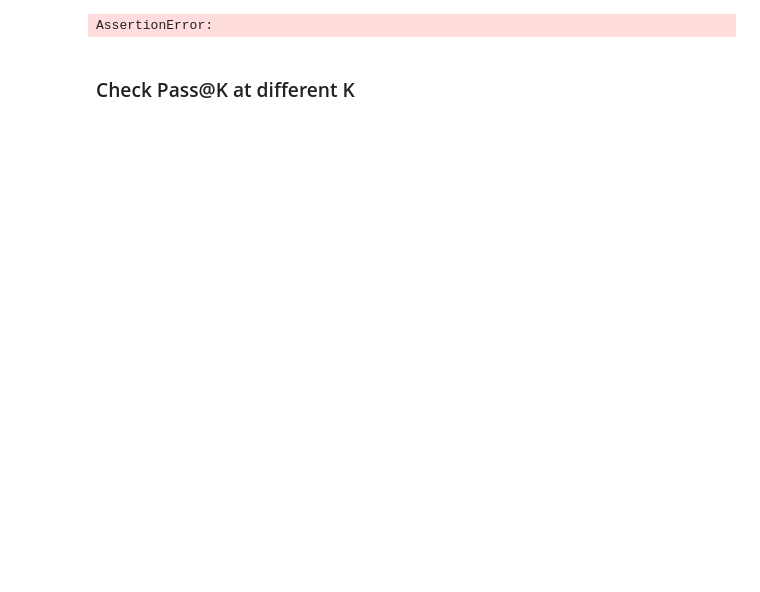
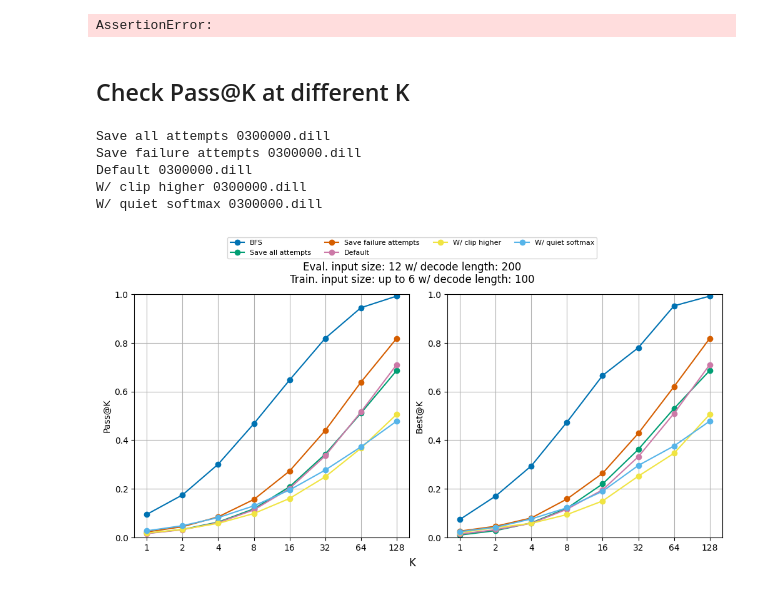
Before and after one commit to chanb/scaling_jax, a Jupyter notebook: src/evaluations/attempt_diversity.ipynb, the cells around one changed output. Cells and saved outputs as stored; diff of their text form; code cells hidden in the pictures; blank space fills up the shorter version.

```diff
--- a/src/evaluations/attempt_diversity.ipynb
+++ b/src/evaluations/attempt_diversity.ipynb
@@ -217,21 +255,20 @@ assert 0
 # %% [output]
 AssertionError:
 # %% [markdown]
-### Check Pass@K at different K
+## Check Pass@K at different K
 # %%
 if os.path.isfile(pass_k_save_name):
     results = dill.load(open(pass_k_save_name, "rb"))
 else:
     results = dict()
 
-    for batch_i in range(batch_size // batch_size_per_block):
+    for batch_i in tqdm(range(batch_size // batch_size_per_block)):
         batch = next(data_iter)
 
         if hide_question:
             batch["sequence"][:] = dataset.reset_token_id
             batch["mask"][:] = 1
             batch["question_len"][:] = 0
-            print(batch.keys())
 
         batch = {
             k: np.repeat(v, num_evals, axis=0)
@@ -239,7 +276,7 @@ else:
         }
 
         curr_result = compute_expected_trials(batch_i, batch)
-        curr_result = jnp.vstack((
+        curr_result = np.vstack((
             np.array(curr_result[1] <= max_response_length),
             np.array(curr_result[1]),
             np.array(curr_result[0]),
@@ -247,15 +284,16 @@ else:
         if batch_i == 0:
             results["BFS"] = curr_result
         else:
-            results["BFS"] = jnp.hstack((results["BFS"], curr_result))
+            results["BFS"] = np.hstack((results["BFS"], curr_result))
 
-        for exp_name, run_name in tqdm(run_names.items()):
+        for exp_name, run_name in run_names.items():
             learner_path = os.path.join(base_path, algo_name, run_name)
             config_dict = json.load(open(os.path.join(learner_path, "config.json"), "r"))
 
             # Load model
             last_step = sorted(os.listdir(os.path.join(learner_path, "models")))[checkpoint_i]
-            print(exp_name, last_step)
+            if batch_i == 0:
+                print(exp_name, last_step)
             train_state = dill.load(
                 open(os.path.join(learner_path, "models", last_step), "rb")
             )
@@ -295,7 +333,7 @@ else:
 
             num_resets = np.sum((rollout_res.observations * rollout_res.pred_mask) == dataset.reset_token_id, axis=-1)
 
-            curr_result = jnp.vstack((
+            curr_result = np.vstack((
                 np.array(rollout_res.success),
                 np.array(rollout_res.response_length),
                 np.array(num_resets),
@@ -303,33 +341,46 @@ else:
             if batch_i == 0:
                 results[exp_name] = curr_result
             else:
-                results[exp_name] = jnp.hstack((results[exp_name], curr_result))
+                results[exp_name] = np.hstack((results[exp_name], curr_result))
 
     dill.dump(
         results,
         open(pass_k_save_name, "wb"),
     )
+# %% [output]
+Save all attempts 0300000.dill
+Save failure attempts 0300000.dill
+Default 0300000.dill
+W/ clip higher 0300000.dill
+W/ quiet softmax 0300000.dill
 # %%
 if num_evals > 1:
     x_range = np.arange(math.ceil(np.log2(num_evals)) + 1)
+    ns = np.full((batch_size, len(x_range)), fill_value=num_evals)
+    ks = np.repeat((2 ** x_range)[None], batch_size, axis=0)
     num_cols = 2
     num_rows = 1
     fig, axes = plt.subplots(num_rows, num_cols, layout="constrained", figsize=(5.0 * num_cols, 5.0 * num_rows))
     for i, (exp_name, res_array) in enumerate(results.items()):
         success_array = res_array[0].reshape((batch_size, num_evals))
-        pass_k = np.mean(np.maximum.accumulate(success_array, axis=-1), axis=0)
-        mean_k = np.mean(np.cumsum(success_array, axis=-1) / np.arange(1, num_evals + 1), axis=0)
+        pass_k = np.mean(
+            1 - scipy.special.comb(
+                ns - np.repeat(np.sum(success_array, axis=-1, keepdims=True), len(x_range), axis=1),
+                ks,
+                exact=False,
+            ) / scipy.special.comb(ns, ks, exact=False), axis=0)
+        best_k = np.mean(np.maximum.accumulate(success_array, axis=-1), axis=0)
 
         scatter = axes[0].plot(
             x_range,
-            pass_k[2 ** x_range - 1],
+            pass_k[x_range],
             label=exp_name,
             marker="o",
         )
 
         scatter = axes[1].plot(
             x_range,
-            mean_k[2 ** x_range - 1],
+            best_k[2 ** x_range - 1],
             marker="o",
         )
 
@@ -340,7 +391,7 @@ if num_evals > 1:
     axes[0].grid(True)
     axes[1].set_xticks(x_range)
     axes[1].set_xticklabels(2 ** x_range)
-    axes[1].set_ylabel("Mean@K")
+    axes[1].set_ylabel("Best@K")
     axes[1].set_ylim(0.0, 1.0)
     axes[1].grid(True)
 
@@ -368,33 +419,35 @@ else:
     for i, (exp_name, res_array) in enumerate(results.items()):
         success_array = res_array[0].reshape((batch_size, num_evals))
         success_rates.append(np.mean(success_array))
         exp_names.append(exp_name)
 
     x_range = np.arange(len(success_rates))
     ax.bar(
         x_range,
         success_rates,
     )
     ax.set_xticks(x_range, exp_names, rotation=30, ha="right")
     ax.set_ylim(0.0, 1.0)
     ax.grid(True)
 
     fig.suptitle("Eval. input size: {} w/ decode length: {}\nTrain. input size: up to {} w/ decode length: {}".format(
         max_bits,
         max_response_length,
         train_num_bits,
         train_max_decode_len,
     ))
     fig.supxlabel("Model")
     fig.supylabel("Greedy decoding success rate")
     fig.legend(
         bbox_to_anchor=(0.0, 1.0, 1.0, 0.0),
         loc="lower center",
         ncols=4,
         borderaxespad=0.0,
         frameon=True,
         fontsize="8",
     )
+# %% [output]
+[figure, added]
 # %%
 if num_evals > 1:
     x_range = np.arange(math.ceil(np.log2(num_evals)) + 1)
```
Also changed, not shown: parts of 40 cells of this notebook, 1 other file.
